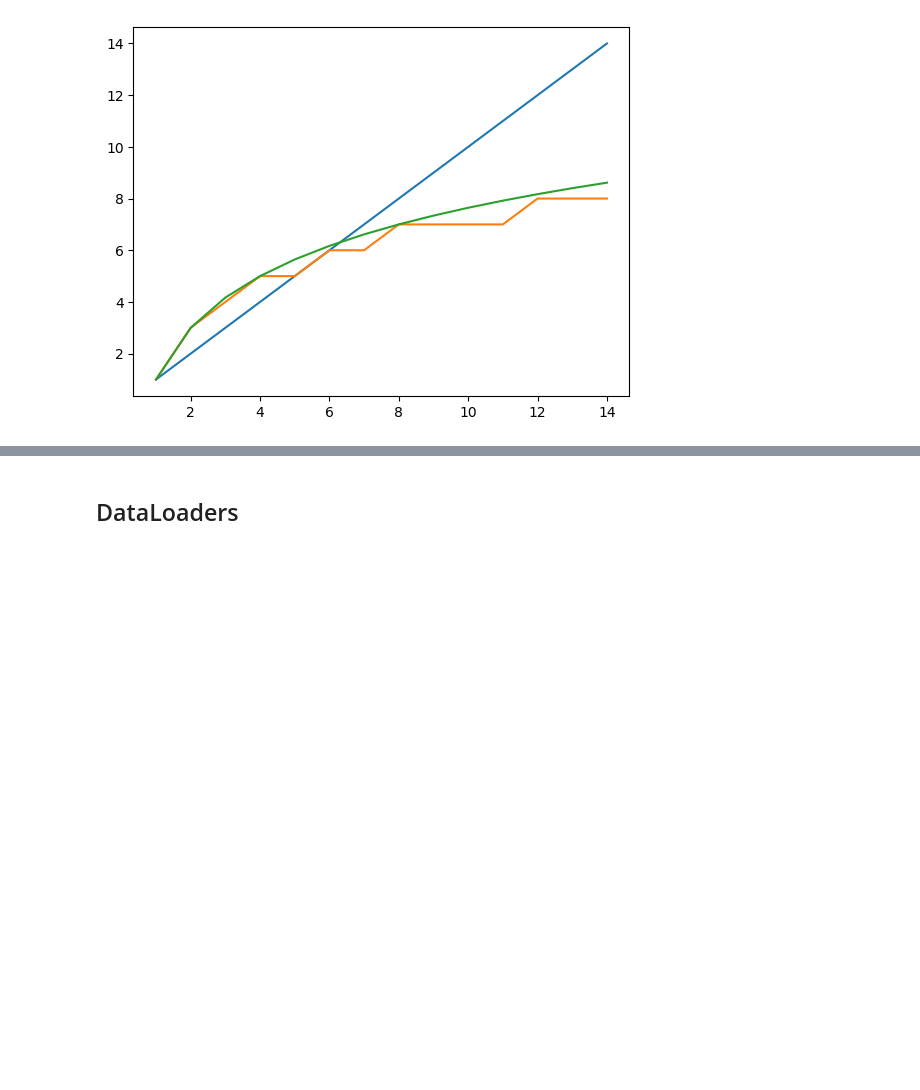
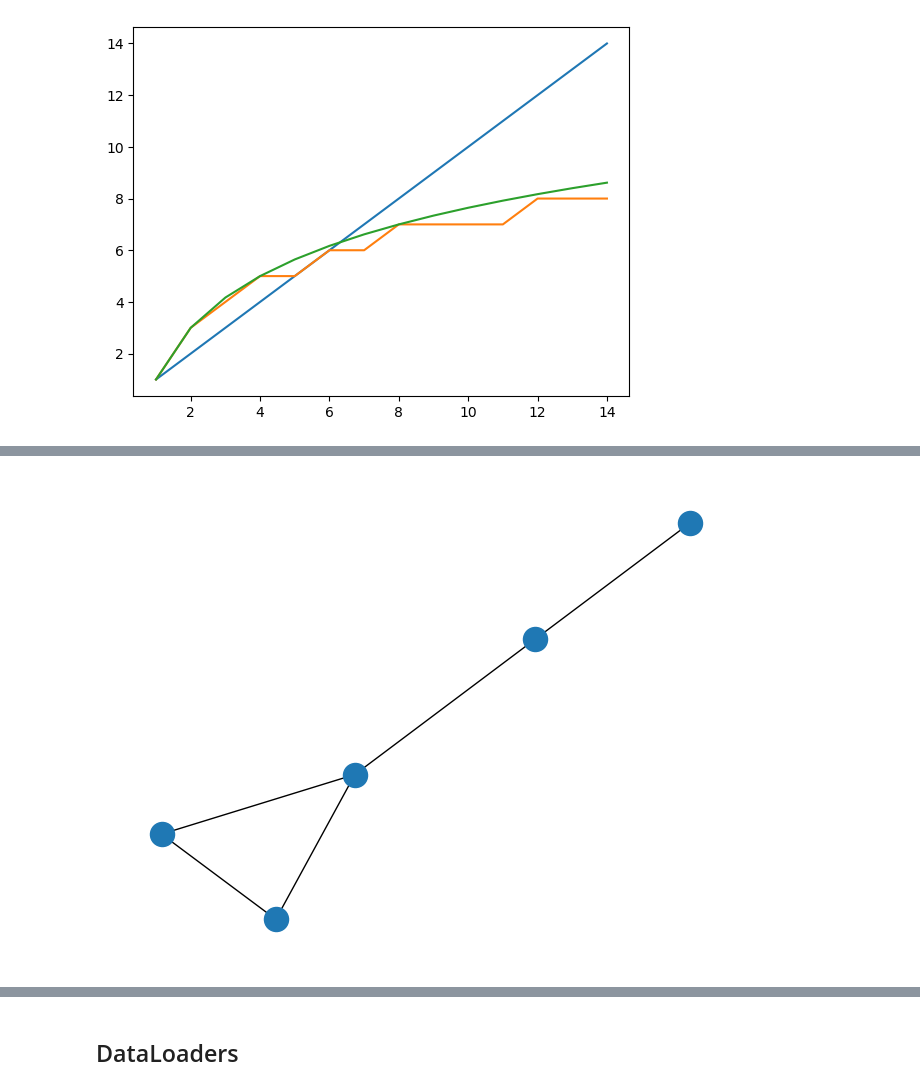
Before and after one commit to Louis-desc/CSE, a Jupyter notebook: Test.ipynb, the cells around one changed output, grey strips where cells are left out. Drawn from its saved outputs; the diff is of its cells as text; code cells hidden in the pictures; blank space fills up the shorter version.

```diff
--- a/Test.ipynb
+++ b/Test.ipynb
@@ -191,3 +111,9 @@ nx.draw(G)
+# %%
+wsgen = rgg.WSGenerator(sizes)
+G = wsgen.generate()
+nx.draw(G)
+# %% [output]
+[figure, added]
 # %%
 plcgen = rgg.PLCGenerator(sizes) #max_triangle_prob: float = 0.5
 G = plcgen.generate()
```
Also changed, not shown: parts of 38 cells of this notebook, 2 other files.
